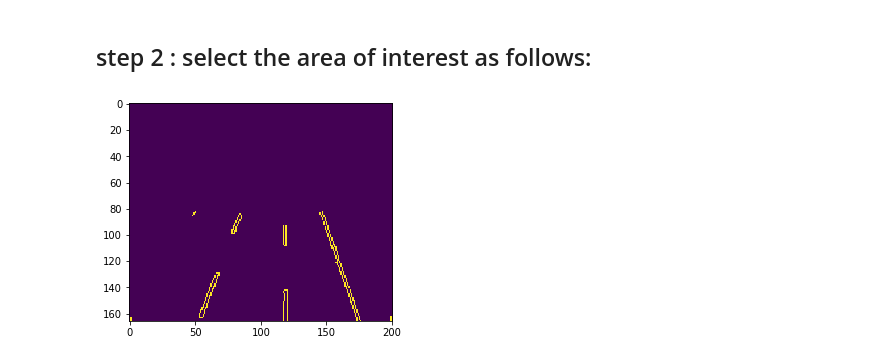
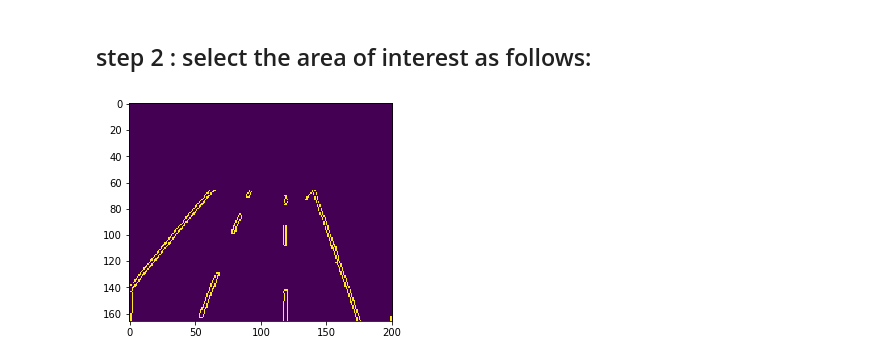
Before and after one commit to akshitagupta15june/lane_detection_opencv, a Jupyter notebook: Selecting_Area_of_interest.ipynb, the cells around one changed output. Drawn from its saved outputs; the diff is of its cells as text; code cells hidden in the pictures.

```diff
--- a/Selecting_Area_of_interest.ipynb
+++ b/Selecting_Area_of_interest.ipynb
@@ -90,26 +91,27 @@ plt.title('Edge Image'), plt.xticks([]), plt.yticks([]);
 # %%
 height = img.shape[0]
 width = img.shape[1]
 
 # region of interest
 region_of_interest_vertices = [
 
     (0,height),
-    (50,82),
-    (150,82),
+    (0,140),
+    (55,66),
+    (150,66),
     (width,height)
 ]
 
 
 def region_of_interest(img, vertices):
     mask = np.zeros_like(img)
 
     match_mask_color = 255
     cv2.fillPoly(mask, vertices,match_mask_color)
     masked_image =cv2.bitwise_and(img,mask)
     return masked_image
 
 cropped_image = region_of_interest(edges,np.array([region_of_interest_vertices], np.int32,)) # canny image is passesd
 plt.imshow(cropped_image);
 # %% [output]
-[figure, old version]
+[figure, new version]
```
Also changed, not shown: parts of 2 cells of this notebook.
